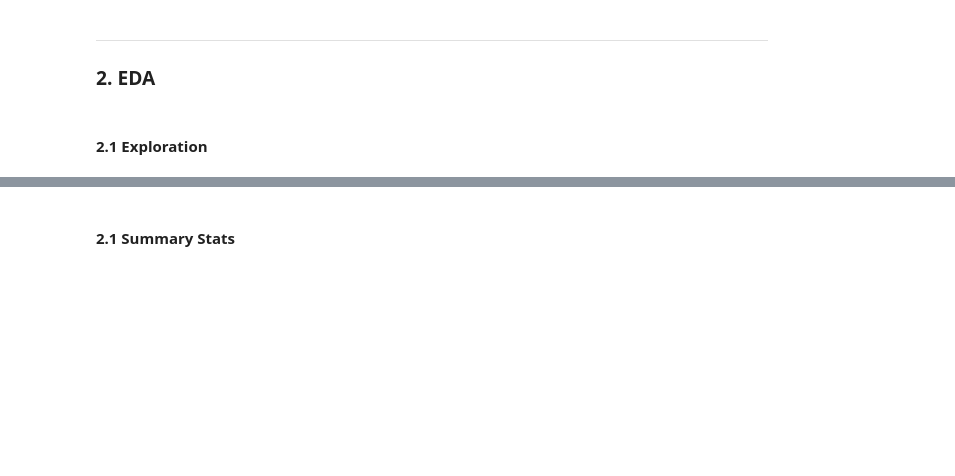
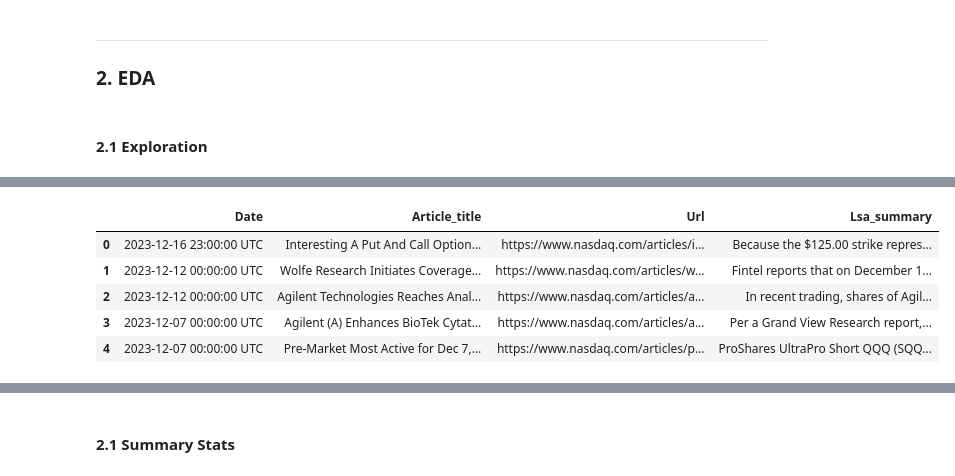
Before and after one commit to paultltc/InflaBERT, a Jupyter notebook: source/eda/news_eda.ipynb, the cells around one changed output, grey strips where cells are left out. Cells and saved outputs as stored; diff of their text form; code cells hidden in the pictures; blank space fills up the shorter version.

```diff
--- a/source/eda/news_eda.ipynb
+++ b/source/eda/news_eda.ipynb
@@ -39,0 +229,18 @@ pip install requirements.txt
+# %%
+# Path to the extracted CSV file
+csv_file_path = '../../data/nasdaq_external_data.csv'
+
+columns_to_read = ['Date', 'Article_title', 'Url', 'Lsa_summary']
+
+# Read the specified columns from the CSV file into a pandas DataFrame
+nasdaq_data = pd.read_csv(csv_file_path, usecols=columns_to_read, nrows=2000000)
+
+# Display the first few rows of the DataFrame to verify
+nasdaq_data.head()
+# %% [output]
+|  | Date | Article_title | Url | Lsa_summary |
+| 0 | 2023-12-16 23:00:00 UTC | Interesting A Put And Call Option... | https://www.nasdaq.com/articles/i... | Because the $125.00 strike repres... |
+| 1 | 2023-12-12 00:00:00 UTC | Wolfe Research Initiates Coverage... | https://www.nasdaq.com/articles/w... | Fintel reports that on December 1... |
+| 2 | 2023-12-12 00:00:00 UTC | Agilent Technologies Reaches Anal... | https://www.nasdaq.com/articles/a... | In recent trading, shares of Agil... |
+| 3 | 2023-12-07 00:00:00 UTC | Agilent (A) Enhances BioTek Cytat... | https://www.nasdaq.com/articles/a... | Per a Grand View Research report,... |
+| 4 | 2023-12-07 00:00:00 UTC | Pre-Market Most Active for Dec 7,... | https://www.nasdaq.com/articles/p... | ProShares UltraPro Short QQQ (SQQ... |
```
Also changed, not shown: parts of 22 cells of this notebook, 3 other files.
